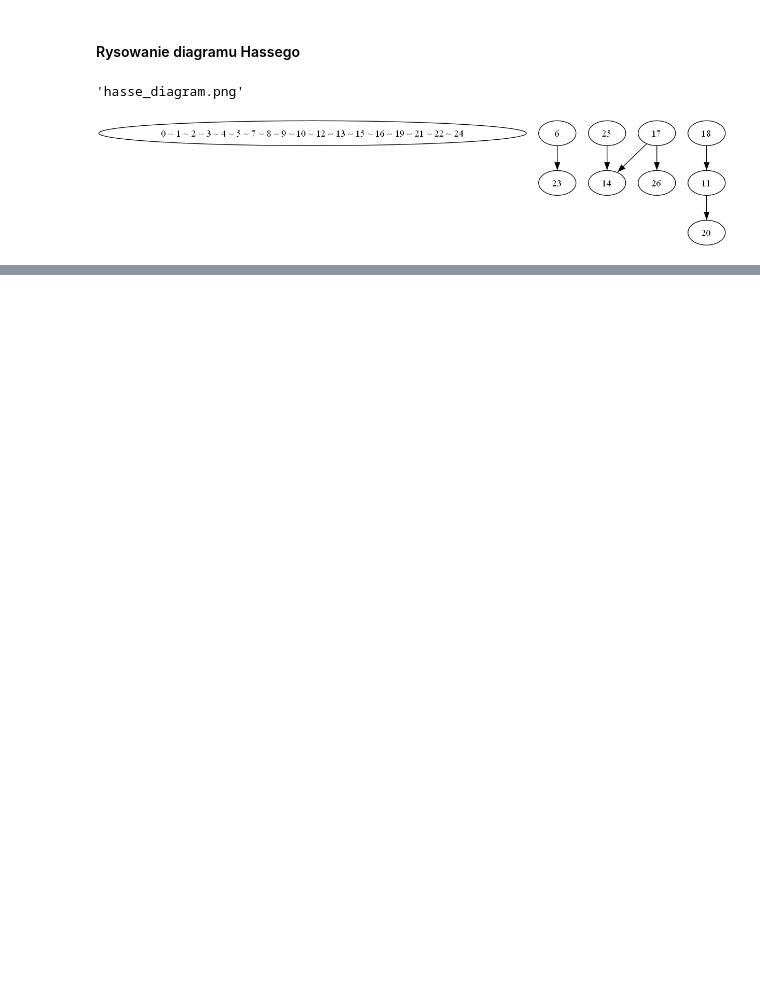
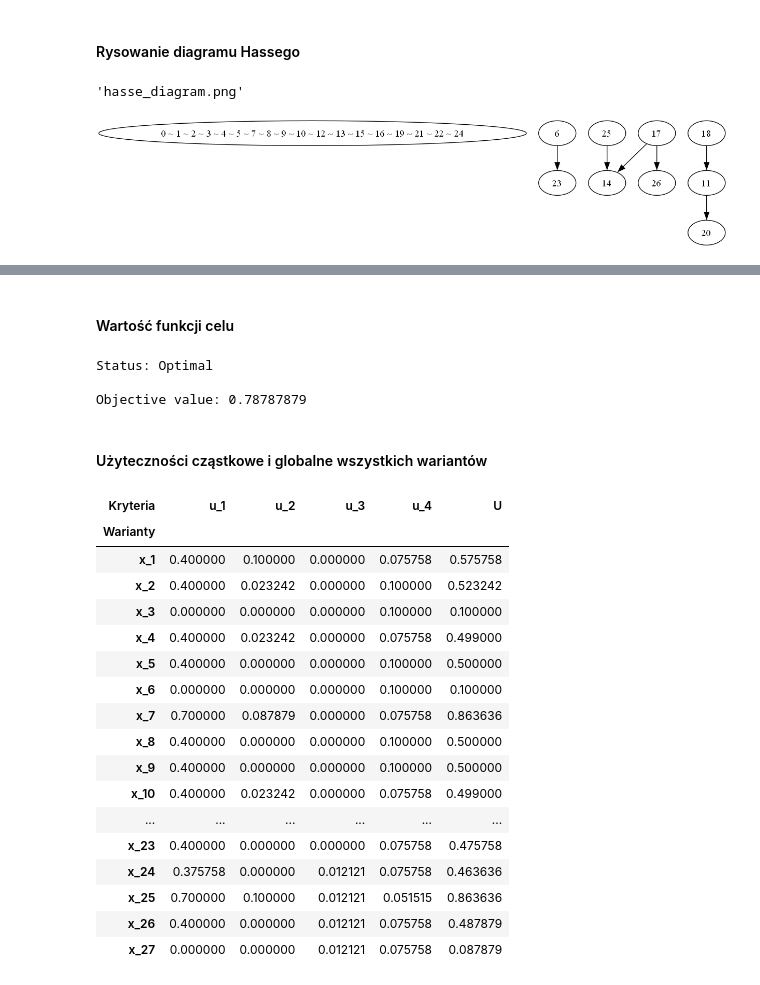
Before and after one commit to MarceloTrapano/ISWD, a Jupyter notebook: Project_1/odporna_regresja_porzadkowa.ipynb, the cells around one changed output, grey strips where cells are left out. Saved outputs shown, nothing was run; the diff lists cells and outputs as text; code cells hidden in the pictures; blank space fills up the shorter version.

```diff
--- a/Project_1/odporna_regresja_porzadkowa.ipynb
+++ b/Project_1/odporna_regresja_porzadkowa.ipynb
@@ -550,0 +591,17 @@ Image(filename='hasse_diagram.png')
+# %% [markdown]
+#### Wartość funkcji celu
+# %%
+prob_cpy.solve()
+
+# Print results
+print(f"Status: {LpStatus[prob_cpy.status]}")
+# print("\nOptimal Solution:")
+# for var in prob.variables():
+#     print(f"{var.name} = {value(var)}")
+print("\nObjective value:", value(prob_cpy.objective))
+# %% [output]
+Status: Optimal
+
+Objective value: 0.78787879
+# %% [markdown]
+#### Użyteczności cząstkowe i globalne wszystkich wariantów
@@ -550,0 +611,30 @@ Image(filename='hasse_diagram.png')
+# %%
+lu_values = []
+for i, l_utils in enumerate(local_utitlites):
+    lu_values.append([value(lu) for lu in l_utils] + [global_utilities[i].value()])
+df = pd.DataFrame(lu_values, columns=[f"u_{i+1}" for i in range(len(criterions))] + ["U"])
+df.index = [f"x_{i+1}" for i in range(len(data))]
+df.index.name = "Warianty"
+df.columns.name = "Kryteria"
+
+# pokaż tabelę z użytecznościami lokalnymi
+df
+# %% [output]
+| Kryteria | u_1 | u_2 | u_3 | u_4 | U |
+| Warianty |  |  |  |  |  |
+| x_1 | 0.400000 | 0.100000 | 0.000000 | 0.075758 | 0.575758 |
+| x_2 | 0.400000 | 0.023242 | 0.000000 | 0.100000 | 0.523242 |
+| x_3 | 0.000000 | 0.000000 | 0.000000 | 0.100000 | 0.100000 |
+| x_4 | 0.400000 | 0.023242 | 0.000000 | 0.075758 | 0.499000 |
+| x_5 | 0.400000 | 0.000000 | 0.000000 | 0.100000 | 0.500000 |
+| x_6 | 0.000000 | 0.000000 | 0.000000 | 0.100000 | 0.100000 |
+| x_7 | 0.700000 | 0.087879 | 0.000000 | 0.075758 | 0.863636 |
+| x_8 | 0.400000 | 0.000000 | 0.000000 | 0.100000 | 0.500000 |
+| x_9 | 0.400000 | 0.000000 | 0.000000 | 0.100000 | 0.500000 |
+| x_10 | 0.400000 | 0.023242 | 0.000000 | 0.075758 | 0.499000 |
+| ... | ... | ... | ... | ... | ... |
+| x_23 | 0.400000 | 0.000000 | 0.000000 | 0.075758 | 0.475758 |
+| x_24 | 0.375758 | 0.000000 | 0.012121 | 0.075758 | 0.463636 |
+| x_25 | 0.700000 | 0.100000 | 0.012121 | 0.051515 | 0.863636 |
+| x_26 | 0.400000 | 0.000000 | 0.012121 | 0.075758 | 0.487879 |
+| x_27 | 0.000000 | 0.000000 | 0.012121 | 0.075758 | 0.087879 |
```
Also changed, not shown: parts of 19 cells of this notebook.
